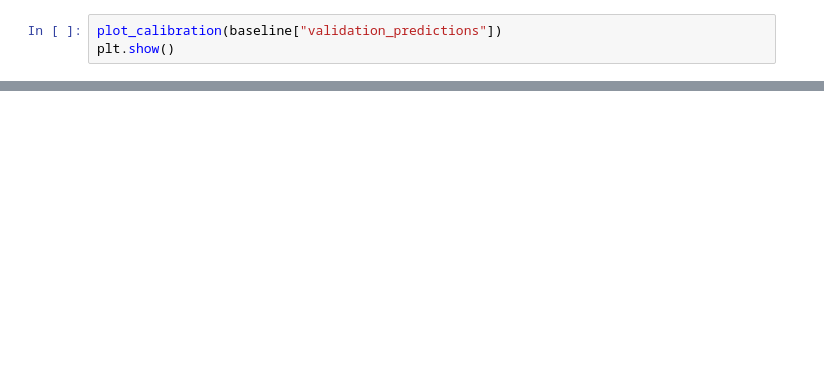
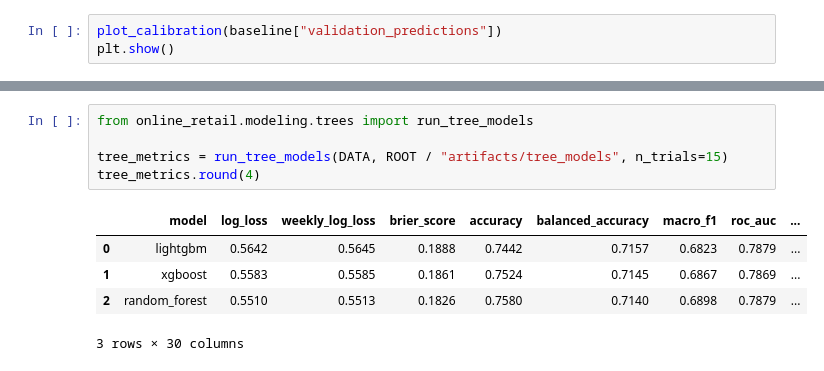
Before and after one commit to manu-horn/online-retail, a Jupyter notebook: notebooks/04_modeling.ipynb, the cells around one changed output, grey strips where cells are left out. Drawn from its saved outputs; the diff is of its cells as text; blank space fills up the shorter version.

```diff
--- a/notebooks/04_modeling.ipynb
+++ b/notebooks/04_modeling.ipynb
@@ -114,0 +186,11 @@ not establish that weekly snapshots cause overfitting. The final test is unevalu
+# %%
+from online_retail.modeling.trees import run_tree_models
+
+tree_metrics = run_tree_models(DATA, ROOT / "artifacts/tree_models", n_trials=15)
+tree_metrics.round(4)
+# %% [output]
+|  | model | log_loss | weekly_log_loss | brier_score | accuracy | balanced_accuracy | macro_f1 | roc_auc | ... |
+| 0 | lightgbm | 0.5642 | 0.5645 | 0.1888 | 0.7442 | 0.7157 | 0.6823 | 0.7879 | ... |
+| 1 | xgboost | 0.5583 | 0.5585 | 0.1861 | 0.7524 | 0.7145 | 0.6867 | 0.7869 | ... |
+| 2 | random_forest | 0.5510 | 0.5513 | 0.1826 | 0.7580 | 0.7140 | 0.6898 | 0.7879 | ... |
+3 rows × 30 columns
```
Also changed, not shown: parts of 26 cells of this notebook, 12 other files.
